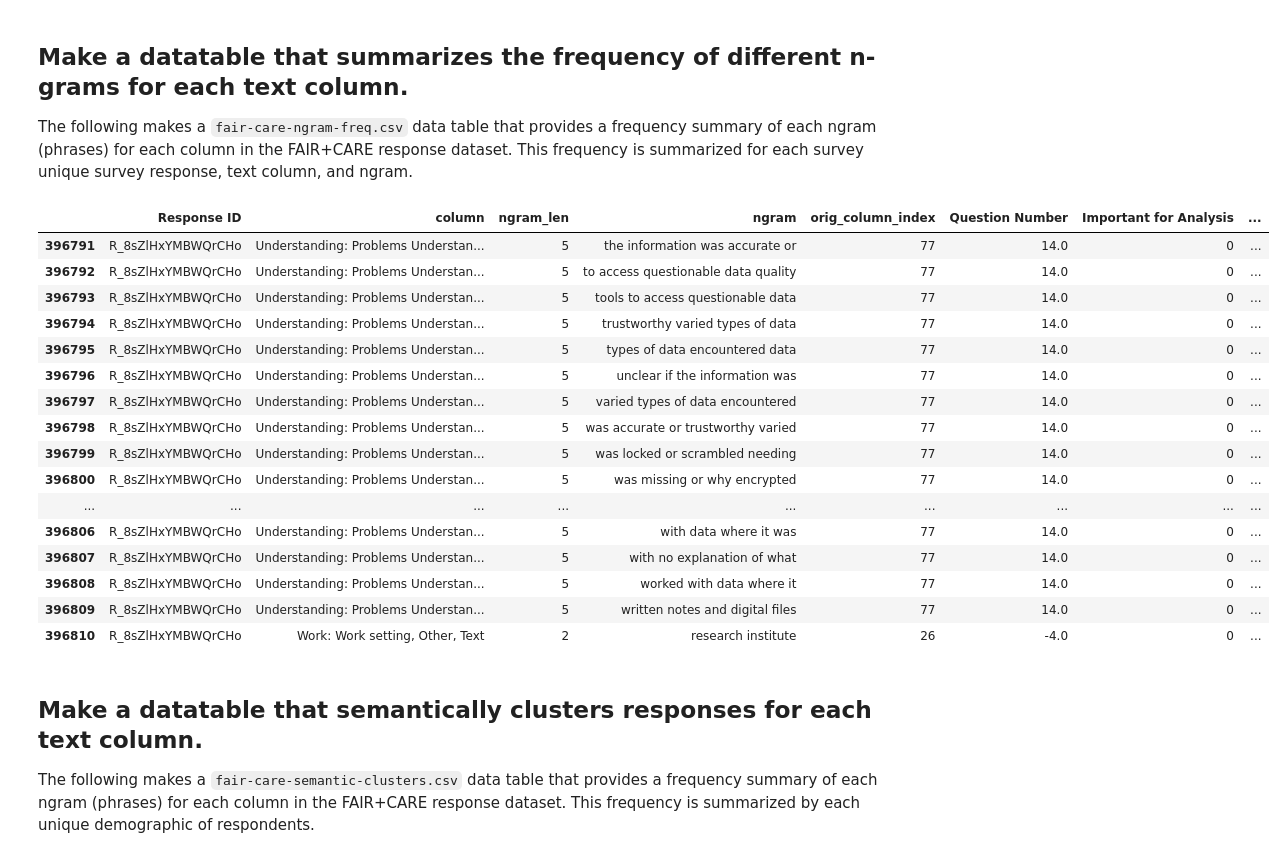
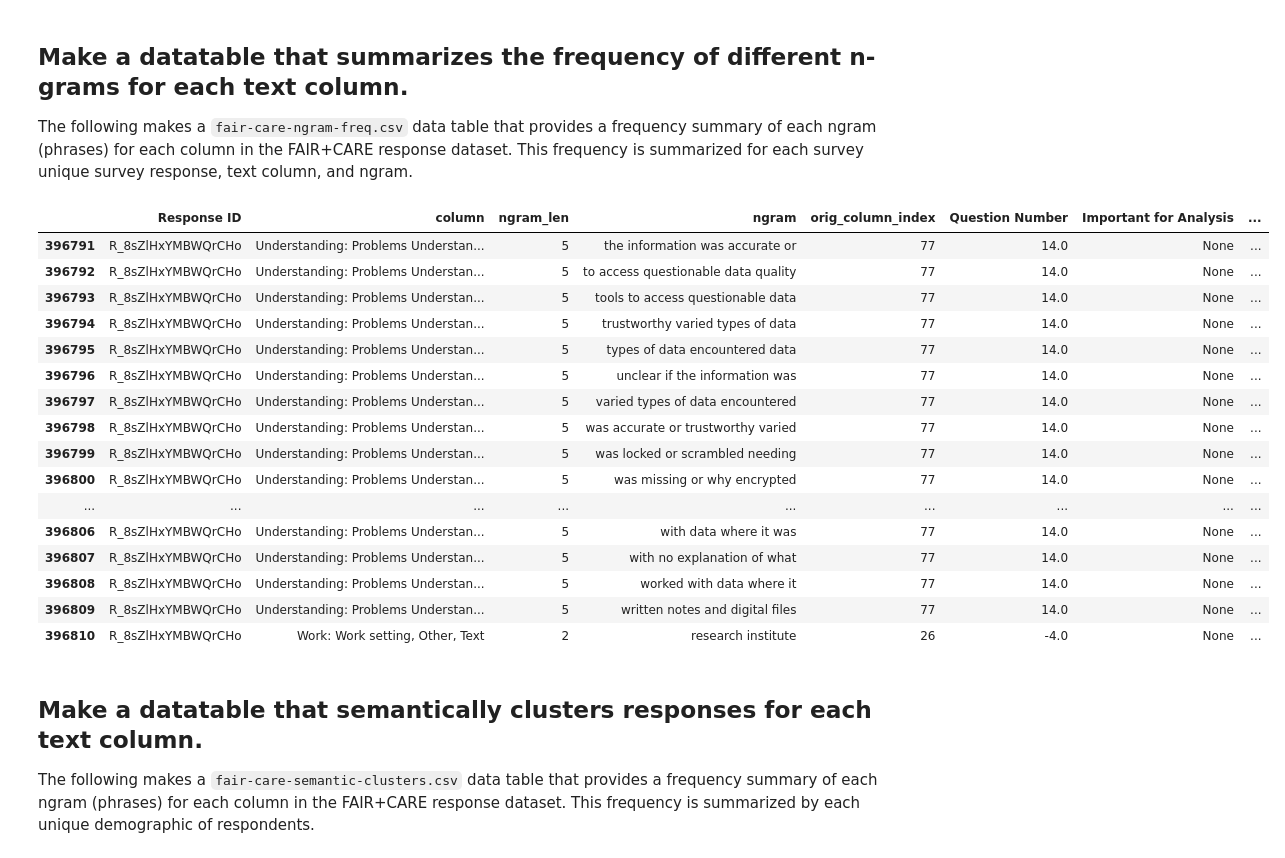
Before and after one commit to ekansa/open-context-jupyter, a Jupyter notebook: notebooks/FAIR + CARE Survey.ipynb, the cells around one changed output. Saved outputs shown, nothing was run; the diff lists cells and outputs as text; code cells hidden in the pictures.

Commit message:
Fixed ngram table generation bug

```diff
--- a/notebooks/FAIR + CARE Survey.ipynb
+++ b/notebooks/FAIR + CARE Survey.ipynb
@@ -94,8 +94,7 @@ def get_column_metadata(column_name, df_config=df_config, column_metadata_keys=c
     if len(df_config[config_index].index) != 1:
         # We didn't find a matching column name
         return None
-    row = df_config[config_index].iloc[0]
-    col_metadata = {meta_col: row[meta_col] for meta_col in df_config.columns.tolist() if meta_col in column_metadata_keys}
+    col_metadata = {meta_col: df_config[config_index][meta_col].values[0] for meta_col in df_config.columns.tolist() if meta_col in column_metadata_keys}
     return col_metadata
 
 def get_column_names_for_section(section, sub_section=None, df_config=df_config):
@@ -335,63 +334,79 @@ def get_everygrams(text, max_len=5):
 
 
 
-ngram_freq_rows = []
+ngram_dfs = []
 # Iterate over all the columns in the response dataframe so we can make a summary of each col.
 for col in df.columns.tolist():
     if col not in text_cols:
         continue
     # We're mainly interesting in summarizing responses that are not left blank.
     not_null_index = ~df[col].isnull() # Set up an index for non-blank values of the col
+    # Get the metadata for the current column 'col'
+    col_metadata = get_column_metadata(column_name=col)
+    if not col_metadata:
+        # We don't have metadata for this column, but it would be good
+        # to record that.
+        col_metadata = {}
+    ngram_freq_rows = []
     for _, row in df[not_null_index].iterrows():
         # get all the ngrams in this text (we're getting 2, 3, 4 and 5 grams ngrams)
         every_grams = get_everygrams(row[col])
         for ngram_len, ngrams in every_grams.items():
             for ngram in ngrams:
                 # Copy all the key columns needed for good joins
                 new_row = {col_key:row.get(col_key) for col_key in key_cols}
-                col_metadata = get_column_metadata(column_name=col)
-                if not col_metadata:
-                    # We don't have metadata for this column, but it would be good
-                    # to record that.
-                    col_metadata = {}
-                # Add the column metadata to the new_row
-                for key, val in col_metadata.items():
-                    new_row[key] = val
                 # Now add the column information
                 new_row['column'] = col
                 new_row['ngram_len'] = ngram_len
                 new_row['ngram'] = ngram
                 new_row['ngram_count'] = 1
                 ngram_freq_rows.append(new_row)
+    df_ngram_act = pd.DataFrame(ngram_freq_rows)
+    # Add the column metadata to the new_row
+    for key, val in col_metadata.items():
+        df_ngram_act[key] = val
+    first_cols = key_cols + column_metadata_keys
+    last_cols = [c for c in df_ngram_act.columns.tolist() if c not in first_cols]
+    reorder_cols = first_cols + last_cols
+    ngram_dfs.append(df_ngram_act[reorder_cols])
 
 # Make a dataframe of all of the ngram_freq_rows
-df_ngram_freq_raw = pd.DataFrame(ngram_freq_rows)
+df_ngram_freq_raw = pd.concat(ngram_dfs, ignore_index=True, sort=False)
 
 # Now aggregate the ngram count, grouping by responder_cols values, the column, and the ngram_len and the ngram
-ngram_freq_group_cols = key_cols +  ['column', 'ngram_len', 'ngram',]
-df_ngram_freq = df_ngram_freq_raw.groupby(ngram_freq_group_cols, as_index=False).sum()
+ngram_freq_group_cols = key_cols + ['column', 'ngram_len', 'ngram',]
+df_ngram_freq = df_ngram_freq_raw.groupby(ngram_freq_group_cols, as_index=False).agg(
+    {
+        'orig_column_index': 'first',
+        'Question Number': 'first',
+        'Important for Analysis': 'first',
+        'Section': 'first',
+        'Sub-Section': 'first',
+        'ngram_count': 'sum',
+    }
+)
 
 # Save the results and display some examples
 df_ngram_freq.to_csv(ngram_freq_path, index=False)
 df_ngram_freq.tail(20)
 # %% [output]
 |  | Response ID | column | ngram_len | ngram | orig_column_index | Question Number | Important for Analysis | ... |
-| 396791 | R_8sZlHxYMBWQrCHo | Understanding: Problems Understan... | 5 | the information was accurate or | 77 | 14.0 | 0 | ... |
-| 396792 | R_8sZlHxYMBWQrCHo | Understanding: Problems Understan... | 5 | to access questionable data quality | 77 | 14.0 | 0 | ... |
-| 396793 | R_8sZlHxYMBWQrCHo | Understanding: Problems Understan... | 5 | tools to access questionable data | 77 | 14.0 | 0 | ... |
-| 396794 | R_8sZlHxYMBWQrCHo | Understanding: Problems Understan... | 5 | trustworthy varied types of data | 77 | 14.0 | 0 | ... |
-| 396795 | R_8sZlHxYMBWQrCHo | Understanding: Problems Understan... | 5 | types of data encountered data | 77 | 14.0 | 0 | ... |
-| 396796 | R_8sZlHxYMBWQrCHo | Understanding: Problems Understan... | 5 | unclear if the information was | 77 | 14.0 | 0 | ... |
-| 396797 | R_8sZlHxYMBWQrCHo | Understanding: Problems Understan... | 5 | varied types of data encountered | 77 | 14.0 | 0 | ... |
-| 396798 | R_8sZlHxYMBWQrCHo | Understanding: Problems Understan... | 5 | was accurate or trustworthy varied | 77 | 14.0 | 0 | ... |
-| 396799 | R_8sZlHxYMBWQrCHo | Understanding: Problems Understan... | 5 | was locked or scrambled needing | 77 | 14.0 | 0 | ... |
-| 396800 | R_8sZlHxYMBWQrCHo | Understanding: Problems Understan... | 5 | was missing or why encrypted | 77 | 14.0 | 0 | ... |
+| 396791 | R_8sZlHxYMBWQrCHo | Understanding: Problems Understan... | 5 | the information was accurate or | 77 | 14.0 | None | ... |
+| 396792 | R_8sZlHxYMBWQrCHo | Understanding: Problems Understan... | 5 | to access questionable data quality | 77 | 14.0 | None | ... |
+| 396793 | R_8sZlHxYMBWQrCHo | Understanding: Problems Understan... | 5 | tools to access questionable data | 77 | 14.0 | None | ... |
+| 396794 | R_8sZlHxYMBWQrCHo | Understanding: Problems Understan... | 5 | trustworthy varied types of data | 77 | 14.0 | None | ... |
+| 396795 | R_8sZlHxYMBWQrCHo | Understanding: Problems Understan... | 5 | types of data encountered data | 77 | 14.0 | None | ... |
+| 396796 | R_8sZlHxYMBWQrCHo | Understanding: Problems Understan... | 5 | unclear if the information was | 77 | 14.0 | None | ... |
+| 396797 | R_8sZlHxYMBWQrCHo | Understanding: Problems Understan... | 5 | varied types of data encountered | 77 | 14.0 | None | ... |
+| 396798 | R_8sZlHxYMBWQrCHo | Understanding: Problems Understan... | 5 | was accurate or trustworthy varied | 77 | 14.0 | None | ... |
+| 396799 | R_8sZlHxYMBWQrCHo | Understanding: Problems Understan... | 5 | was locked or scrambled needing | 77 | 14.0 | None | ... |
+| 396800 | R_8sZlHxYMBWQrCHo | Understanding: Problems Understan... | 5 | was missing or why encrypted | 77 | 14.0 | None | ... |
 | ... | ... | ... | ... | ... | ... | ... | ... | ... |
-| 396806 | R_8sZlHxYMBWQrCHo | Understanding: Problems Understan... | 5 | with data where it was | 77 | 14.0 | 0 | ... |
-| 396807 | R_8sZlHxYMBWQrCHo | Understanding: Problems Understan... | 5 | with no explanation of what | 77 | 14.0 | 0 | ... |
-| 396808 | R_8sZlHxYMBWQrCHo | Understanding: Problems Understan... | 5 | worked with data where it | 77 | 14.0 | 0 | ... |
-| 396809 | R_8sZlHxYMBWQrCHo | Understanding: Problems Understan... | 5 | written notes and digital files | 77 | 14.0 | 0 | ... |
-| 396810 | R_8sZlHxYMBWQrCHo | Work: Work setting, Other, Text | 2 | research institute | 26 | -4.0 | 0 | ... |
+| 396806 | R_8sZlHxYMBWQrCHo | Understanding: Problems Understan... | 5 | with data where it was | 77 | 14.0 | None | ... |
+| 396807 | R_8sZlHxYMBWQrCHo | Understanding: Problems Understan... | 5 | with no explanation of what | 77 | 14.0 | None | ... |
+| 396808 | R_8sZlHxYMBWQrCHo | Understanding: Problems Understan... | 5 | worked with data where it | 77 | 14.0 | None | ... |
+| 396809 | R_8sZlHxYMBWQrCHo | Understanding: Problems Understan... | 5 | written notes and digital files | 77 | 14.0 | None | ... |
+| 396810 | R_8sZlHxYMBWQrCHo | Work: Work setting, Other, Text | 2 | research institute | 26 | -4.0 | None | ... |
 # %% [markdown]
 ## Make a datatable that semantically clusters responses for each text column.
 
```
Also changed, not shown: parts of 1 cell of this notebook.
